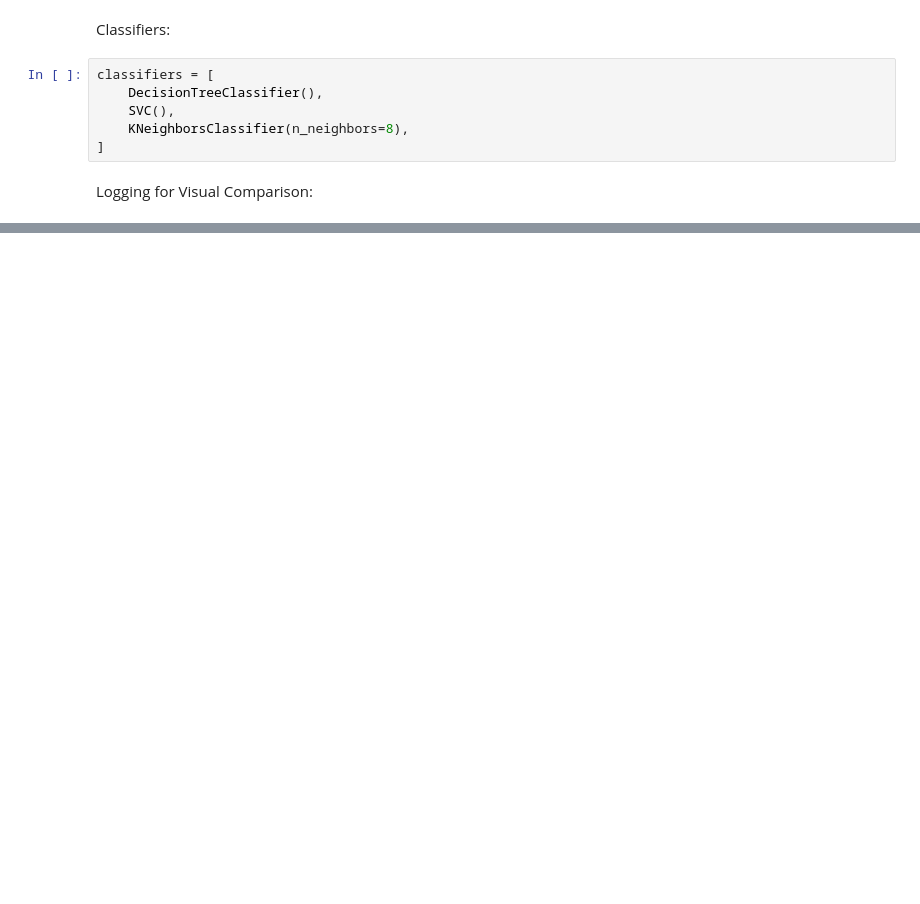
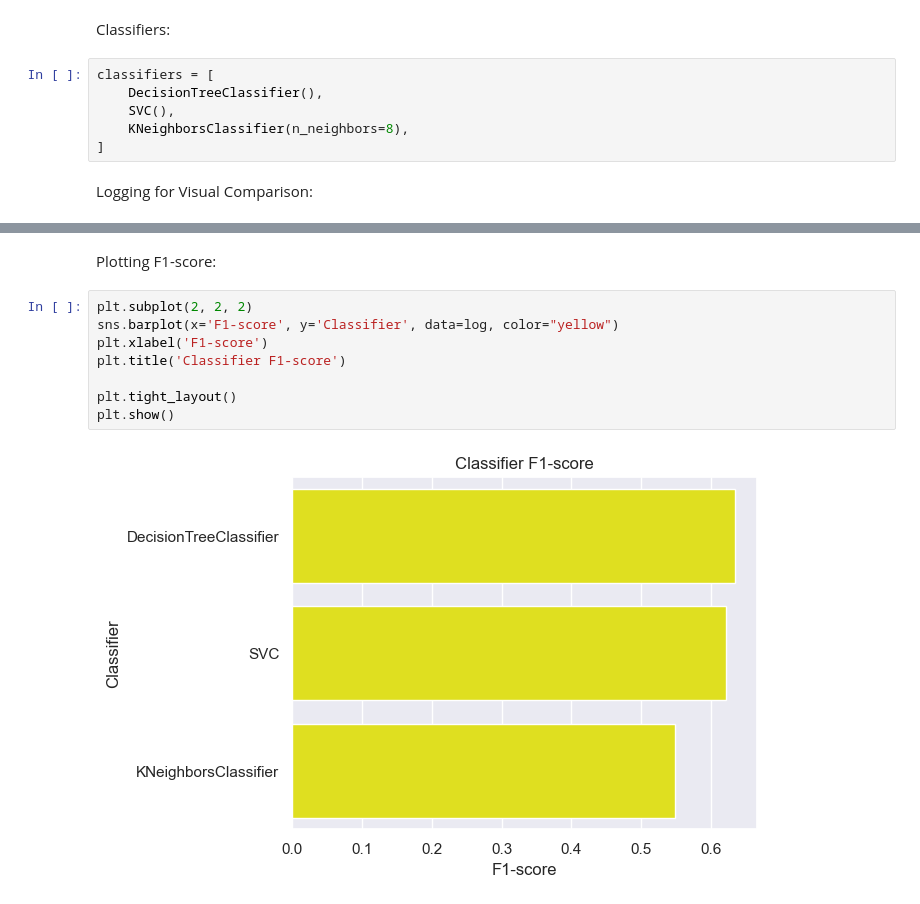
Before and after one commit to CarlosMealha/FEUP-AI-ML-PROJ, a Jupyter notebook: deep-learning-texts.ipynb, the cells around one changed output, grey strips where cells are left out. Drawn from its saved outputs; the diff is of its cells as text; blank space fills up the shorter version.

```diff
--- a/deep-learning-texts.ipynb
+++ b/deep-learning-texts.ipynb
@@ -481,0 +488,12 @@ plt.show()
+# %% [markdown]
+Plotting F1-score:
+# %%
+plt.subplot(2, 2, 2)
+sns.barplot(x='F1-score', y='Classifier', data=log, color="yellow")
+plt.xlabel('F1-score')
+plt.title('Classifier F1-score')
+
+plt.tight_layout()
+plt.show()
+# %% [output]
+[figure, added]
```
Also changed, not shown: parts of 13 cells of this notebook.
